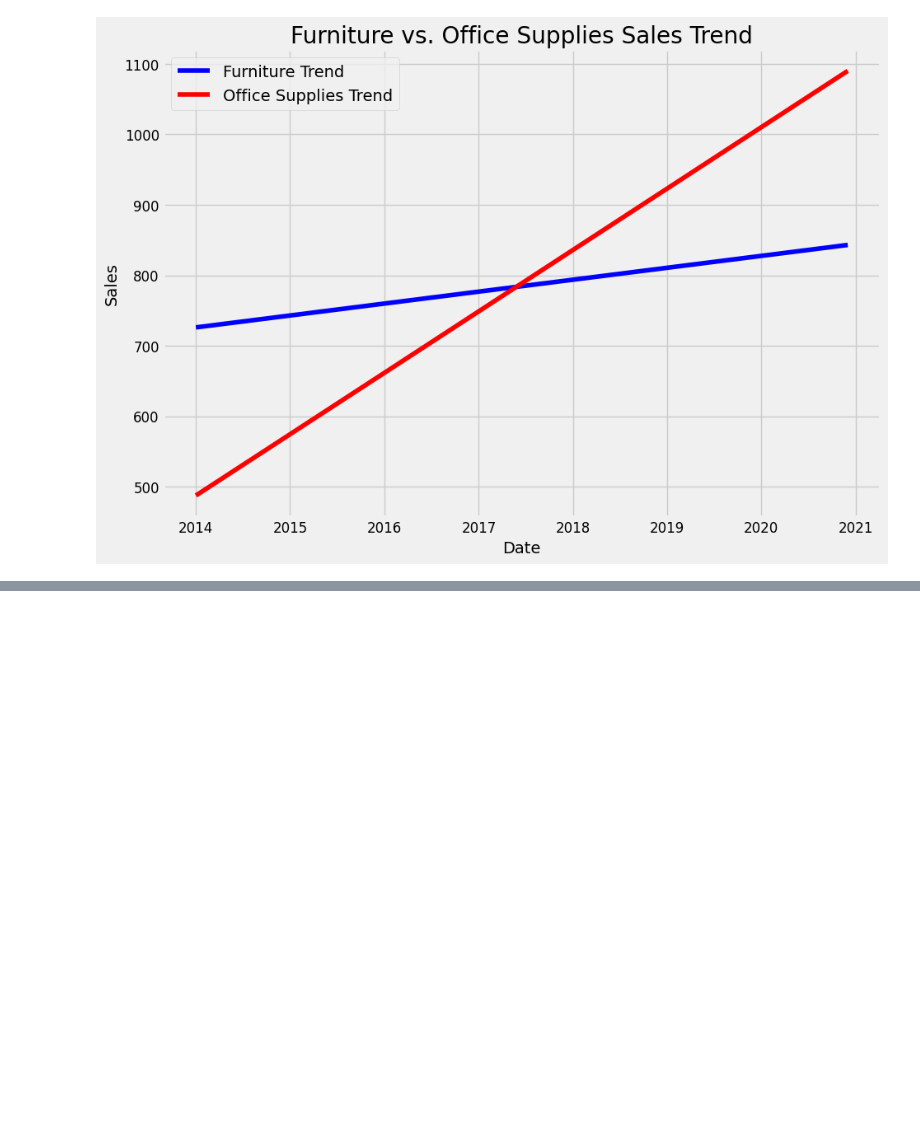
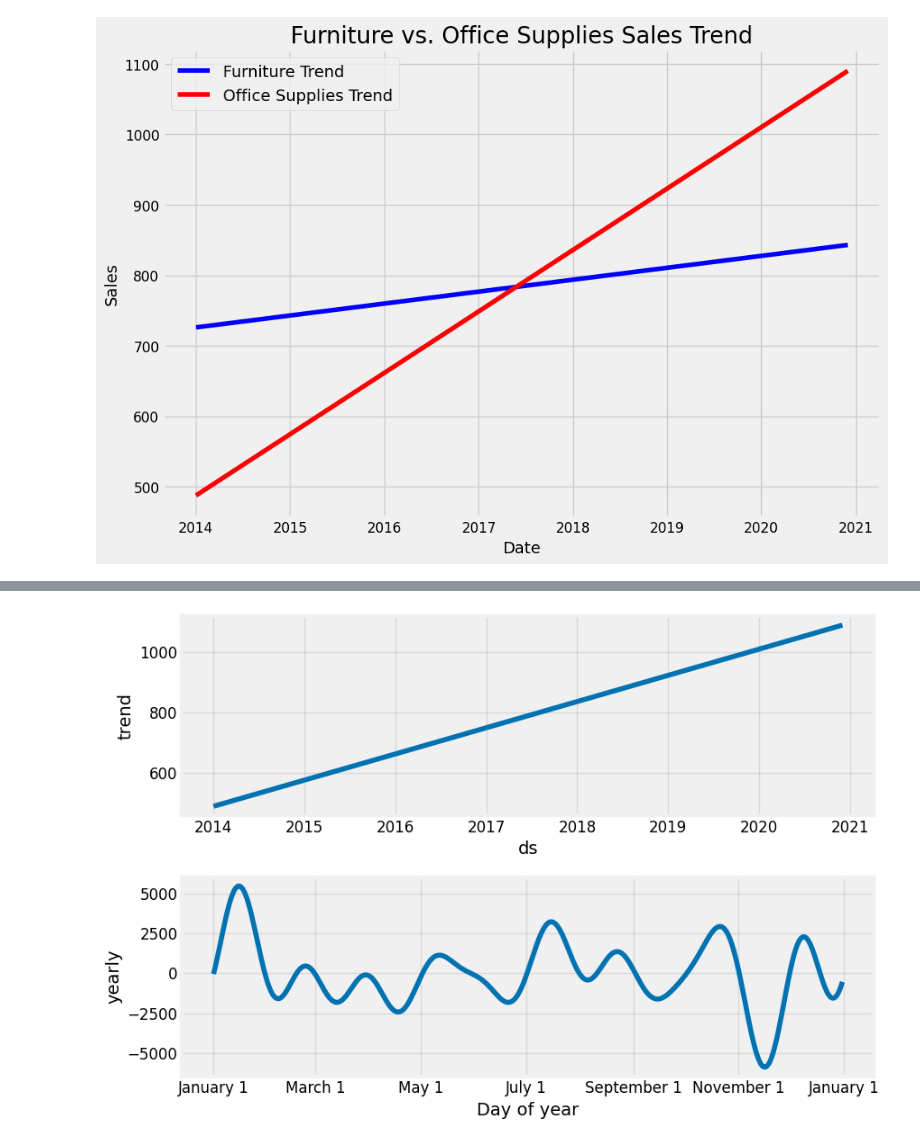
Before and after one commit to Sangeeths11/TimeSeriesForecasting, a Jupyter notebook: notebooks/time_series_analysis.ipynb, the cells around one changed output, grey strips where cells are left out. Drawn from its saved outputs; the diff is of its cells as text; code cells hidden in the pictures; blank space fills up the shorter version.

```diff
--- a/notebooks/time_series_analysis.ipynb
+++ b/notebooks/time_series_analysis.ipynb
@@ -715,0 +721,4 @@ No artists with labels found to put in legend.  Note that artists whose label st
+# %%
+office_model.plot_components(office_forecast);
+# %% [output]
+[figure, added]
```
Also changed, not shown: parts of 4 cells of this notebook.
